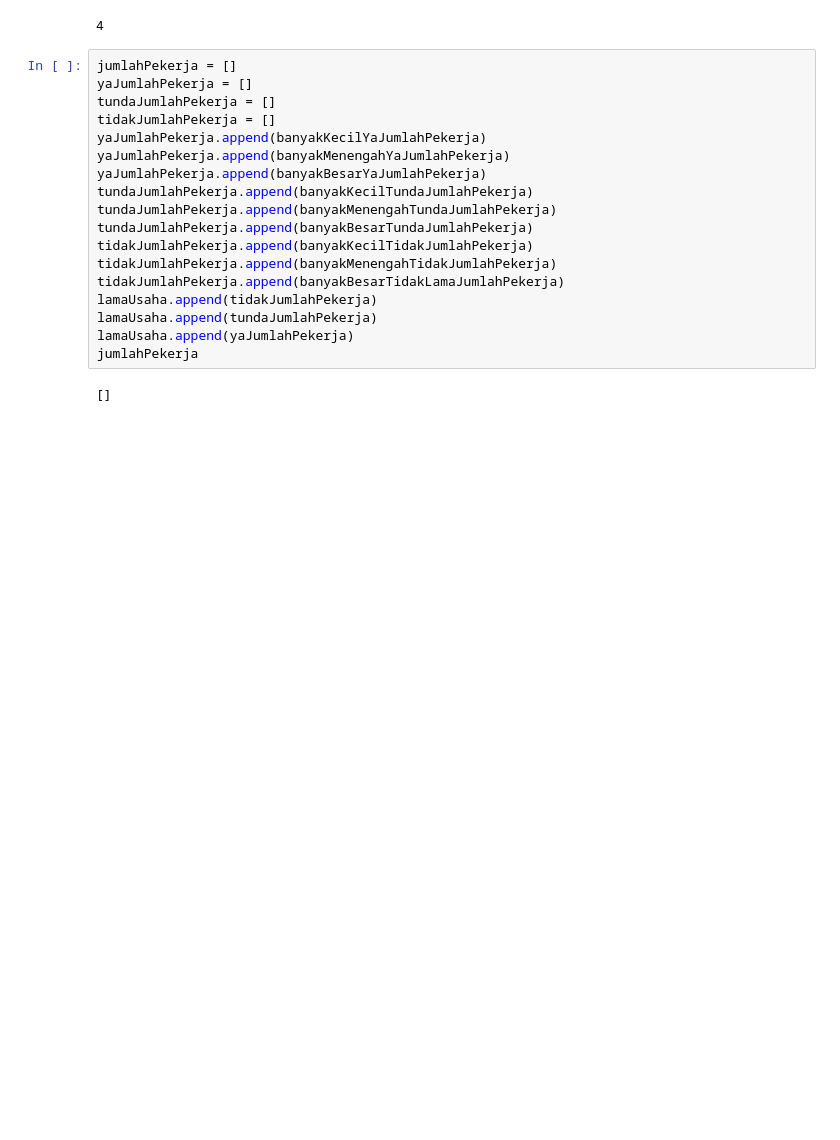
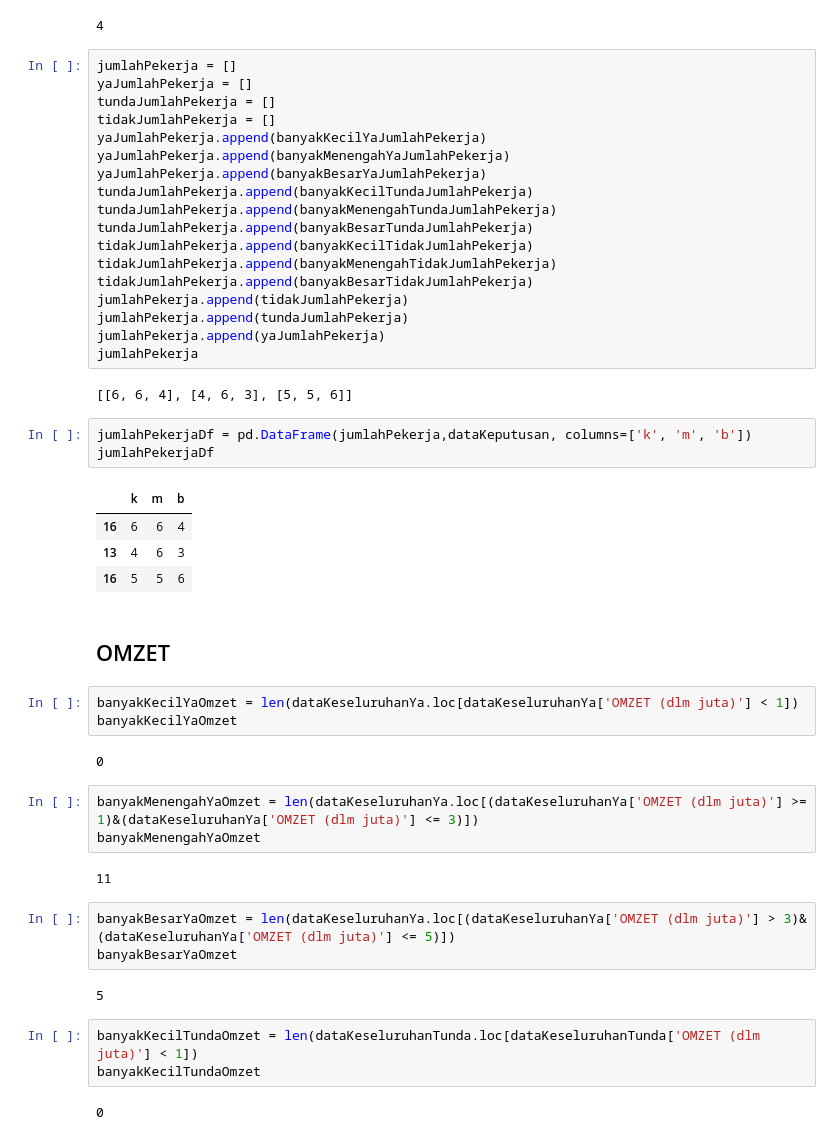
Before and after one commit to ibnutriyuono/artificial-intelligence2019, a Jupyter notebook: AI 2019-2020 Naive Bayes UKM.ipynb, the cells around one changed output. Cells and saved outputs as stored; diff of their text form; blank space fills up the shorter version.

Commit message:
adding omzet kontingensi

```diff
--- a/AI 2019-2020 Naive Bayes UKM.ipynb
+++ b/AI 2019-2020 Naive Bayes UKM.ipynb
@@ -252,10 +252,40 @@ tundaJumlahPekerja.append(banyakMenengahTundaJumlahPekerja)
 tundaJumlahPekerja.append(banyakBesarTundaJumlahPekerja)
 tidakJumlahPekerja.append(banyakKecilTidakJumlahPekerja)
 tidakJumlahPekerja.append(banyakMenengahTidakJumlahPekerja)
-tidakJumlahPekerja.append(banyakBesarTidakLamaJumlahPekerja)
-lamaUsaha.append(tidakJumlahPekerja)
-lamaUsaha.append(tundaJumlahPekerja)
-lamaUsaha.append(yaJumlahPekerja)
+tidakJumlahPekerja.append(banyakBesarTidakJumlahPekerja)
+jumlahPekerja.append(tidakJumlahPekerja)
+jumlahPekerja.append(tundaJumlahPekerja)
+jumlahPekerja.append(yaJumlahPekerja)
 jumlahPekerja
 # %% [output]
-[]
+[[6, 6, 4], [4, 6, 3], [5, 5, 6]]
+# %%
+jumlahPekerjaDf = pd.DataFrame(jumlahPekerja,dataKeputusan, columns=['k', 'm', 'b'])
+jumlahPekerjaDf
+# %% [output]
+|  | k | m | b |
+| 16 | 6 | 6 | 4 |
+| 13 | 4 | 6 | 3 |
+| 16 | 5 | 5 | 6 |
+# %% [markdown]
+## OMZET
+# %%
+banyakKecilYaOmzet = len(dataKeseluruhanYa.loc[dataKeseluruhanYa['OMZET (dlm juta)'] < 1])
+banyakKecilYaOmzet
+# %% [output]
+0
+# %%
+banyakMenengahYaOmzet = len(dataKeseluruhanYa.loc[(dataKeseluruhanYa['OMZET (dlm juta)'] >= 1)&(dataKeseluruhanYa['OMZET (dlm juta)'] <= 3)])
+banyakMenengahYaOmzet
+# %% [output]
+11
+# %%
+banyakBesarYaOmzet = len(dataKeseluruhanYa.loc[(dataKeseluruhanYa['OMZET (dlm juta)'] > 3)&(dataKeseluruhanYa['OMZET (dlm juta)'] <= 5)])
+banyakBesarYaOmzet
+# %% [output]
+5
+# %%
+banyakKecilTundaOmzet = len(dataKeseluruhanTunda.loc[dataKeseluruhanTunda['OMZET (dlm juta)'] < 1])
+banyakKecilTundaOmzet
+# %% [output]
+0
```
Also changed, not shown: parts of 6 cells of this notebook.
